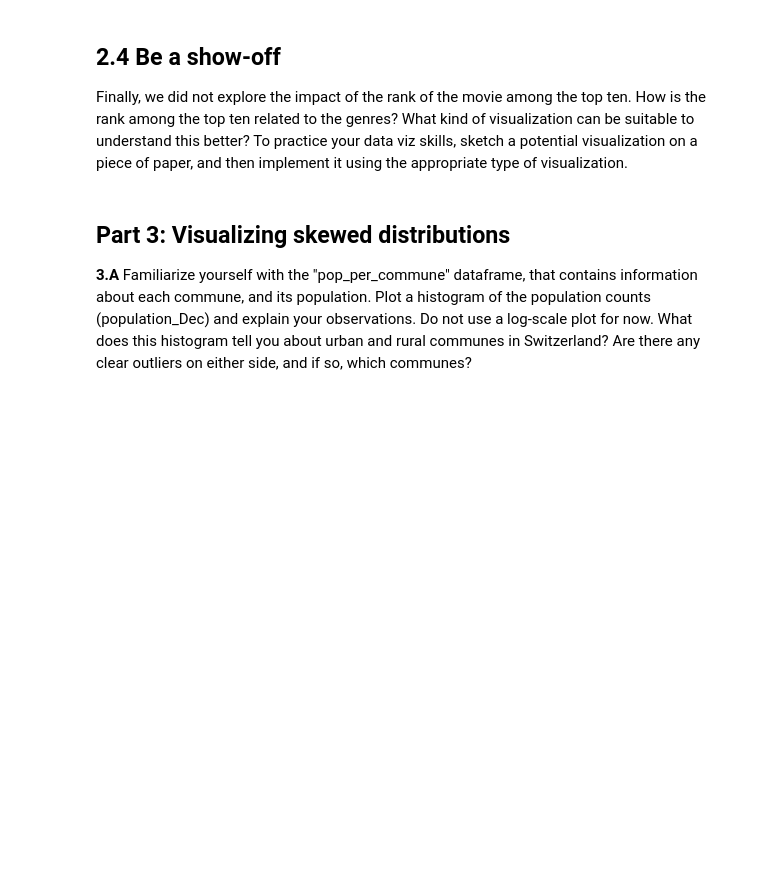
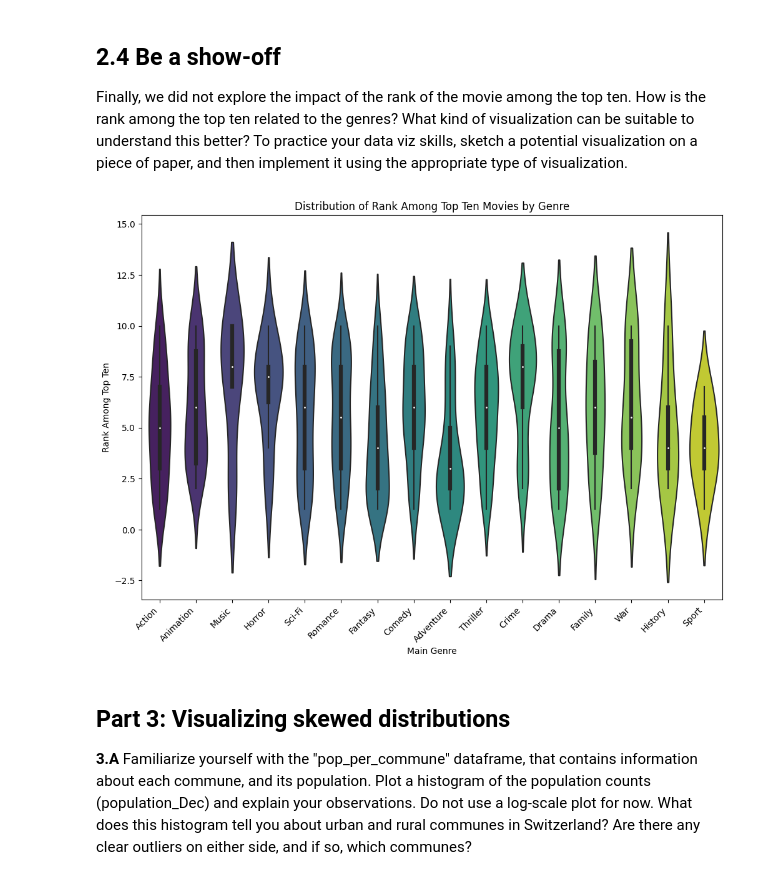
Before and after one commit to roduit/2023, a Jupyter notebook: Exercises/02 - Data viz and data from the web/Becoming a DataVizard exercise.ipynb, the cells around one changed output. Saved outputs shown, nothing was run; the diff lists cells and outputs as text; code cells hidden in the pictures; blank space fills up the shorter version.

```diff
--- a/Exercises/02 - Data viz and data from the web/Becoming a DataVizard exercise.ipynb
+++ b/Exercises/02 - Data viz and data from the web/Becoming a DataVizard exercise.ipynb
@@ -302,3 +298,14 @@ Finally, we did not explore the impact of the rank of the movie among the top te
+# %%
+# Assuming movies is your DataFrame
+plt.figure(figsize=(12, 8))
+sns.violinplot(x='Main_Genre', y='rank_in_year', data=movies, palette='viridis')
+plt.title('Distribution of Rank Among Top Ten Movies by Genre')
+plt.xlabel('Main Genre')
+plt.ylabel('Rank Among Top Ten')
+plt.xticks(rotation=45, ha='right')
+plt.show()
+# %% [output]
+[figure, added]
 # %% [markdown]
 ## Part 3: Visualizing skewed distributions
 
```
Also changed, not shown: parts of 8 cells of this notebook.
